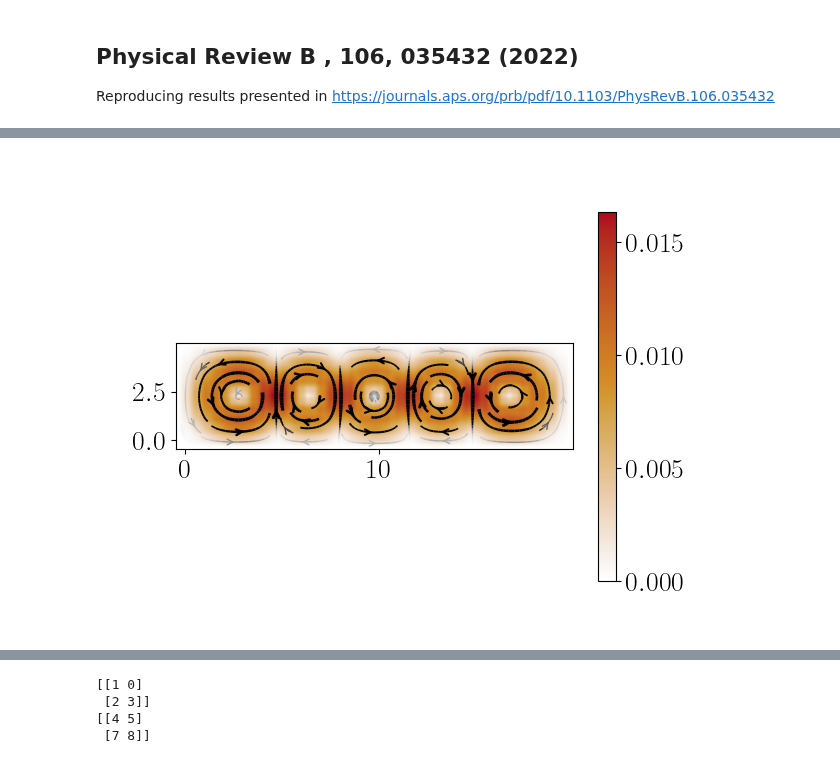
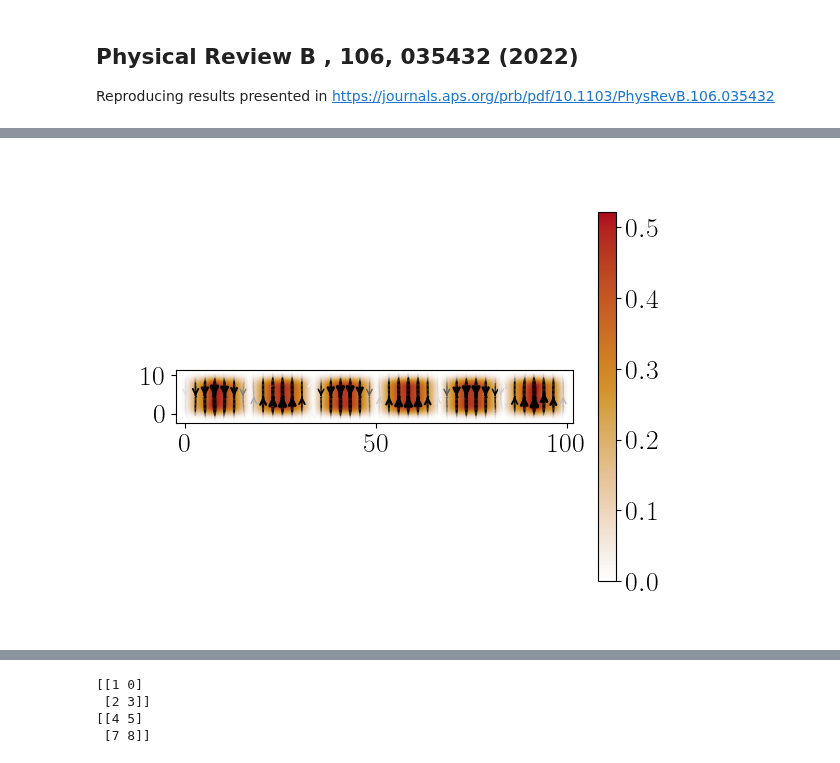
Before and after one commit to krishtoffel99/Josephson-Investigations-Old, a Jupyter notebook: Josephson effect and Supercurrents/Reproducing Paper/PRB_Scanning_Gate.ipynb, the cells around one changed output, grey strips where cells are left out. Drawn from its saved outputs; the diff is of its cells as text; code cells hidden in the pictures.

Commit message:
Implemented a different way of computing Andreev bound states. Still having issues with Andreev bound state wavefunctions having incorrect number of lobes for a given flux.

```diff
--- a/Josephson effect and Supercurrents/Reproducing Paper/PRB_Scanning_Gate.ipynb
+++ b/Josephson effect and Supercurrents/Reproducing Paper/PRB_Scanning_Gate.ipynb
@@ -40,7 +40,14 @@ class system_parameters:
     flux: float # Flux throught the normal region.
     phase: float  # Josephson phase difference.
 
-params = system_parameters(t =1 , W = 20 , L = 5 , a = 0.5, Delta = 2 , mu = 0.5, flux= 0 , phase = (0.2)*(2*np.pi))
+    ## Scanning Gate tip strength:
+    V_0 : float # Effective magntidue of tip potential
+    d : float # Width of scattering potential
+    y_tip: float # Positions of tip in junction.
+    x_tip: float
+
+params = system_parameters(t = 0.5 , W = 100 , L = 10 , a = 1, Delta = 1 , mu = 0.2, flux= 0.5 , phase = 0.5 , V_0 = 0 ,
+                           x_tip = 75 , y_tip = 10 , d = 2)
 
 # In my units e = h = 1. So Phi_0 , the elementary flux quantum (h/e) is 1 and the superconducting flux quantum Phi_S (h/2e) is 1/2.
 # Flux is given in units of the elementary flux quantum.
@@ -51,13 +58,19 @@ def compute_normal_s_matrix(params):
     peierlphase = B*params.a*2*np.pi
     syst = kwant.Builder()
     lat = kwant.lattice.square(a = params.a , norbs = 1)
+
+    def tip_potential(V_0 , d ,x , y, x_tip , y_tip):
+        return V_0 / ( 1 + ((x - x_tip)**2  + (y - y_tip)**2)/(d**2))
+
     for i in range(int(params.W / params.a)):
         for j in range(int(params.L / params.a)):
-            syst[lat(i , j)] = 4*params.t/(params.a**2) - params.mu
+            syst[lat(i , j)] = 4*params.t/(params.a**2) - params.mu + tip_potential(params.V_0 , params.d , i*params.a ,
+                                                                                    j*params.a , params.x_tip , params.y_tip)
             if i > 0:
                 syst[lat(i , j) , lat(i-1 , j)] = -params.t/(params.a**2)
             if j > 0:
                 syst[lat(i , j) , lat(i , j-1)] = -params.t*np.exp(1j*(i*params.a)*peierlphase)/(params.a**2)
+
 
     # Construct normal leads, with no magnetic field to account for screening.
     lead = kwant.Builder(kwant.TranslationalSymmetry((0 , -params.a)))
@@ -114,9 +127,3 @@ def compute_ABS(smatrix , params):
     matrix = np.block([[zeroes , -1j*np.conjugate(A.T)],[1j*A , zeroes]])
     evals , evecs = np.linalg.eigh(params.Delta*matrix)
     return evals , evecs
-# %%
-evals , evecs = compute_ABS(s_matrix_test , params)
-print(wf(0).shape)
-print(evecs.shape)
-
-print(np.max(evecs.imag))
@@ -173,9 +176,9 @@ def calculate_supercurrent_distribution(flux_value , phase , params):
     psi_wf = np.vstack((wf(0) , wf(1)))
 
     # Electron amplitudes:
-    A_e = electron_vectors @ psi_wf
+    A_e = np.conj(electron_vectors.T) @ psi_wf
     # Hole_amplitudes:
-    A_h = hole_vectors @ np.conj(psi_wf)
+    A_h = np.conj(hole_vectors.T) @ np.conj(psi_wf)
 
     # Probablitity current operator:
     J = kwant.operator.Current(syst , 1)
@@ -187,7 +190,7 @@ def calculate_supercurrent_distribution(flux_value , phase , params):
         J_e = -J(A_e[i , :])
         J_h = J(A_h[i , :])
 
-        total_current += J_e
+        total_current += J_e + J_h
 
     kwant.plotter.current(syst , total_current);
     return total_current , A_e , A_h , psi_wf
@@ -194,5 +213,5 @@ def calculate_supercurrent_distribution(flux_value , phase , params):
 # %%
-tc , a_e , a_h , psi_wf = calculate_supercurrent_distribution(0.2 , 0.0 , params)
+tc , a_e , a_h , psi_wf = calculate_supercurrent_distribution( 15 , 0, params)
 # %% [output]
-[figure, old version]
+[figure, new version]
 # %%
```
Also changed, not shown: parts of 14 cells of this notebook.
